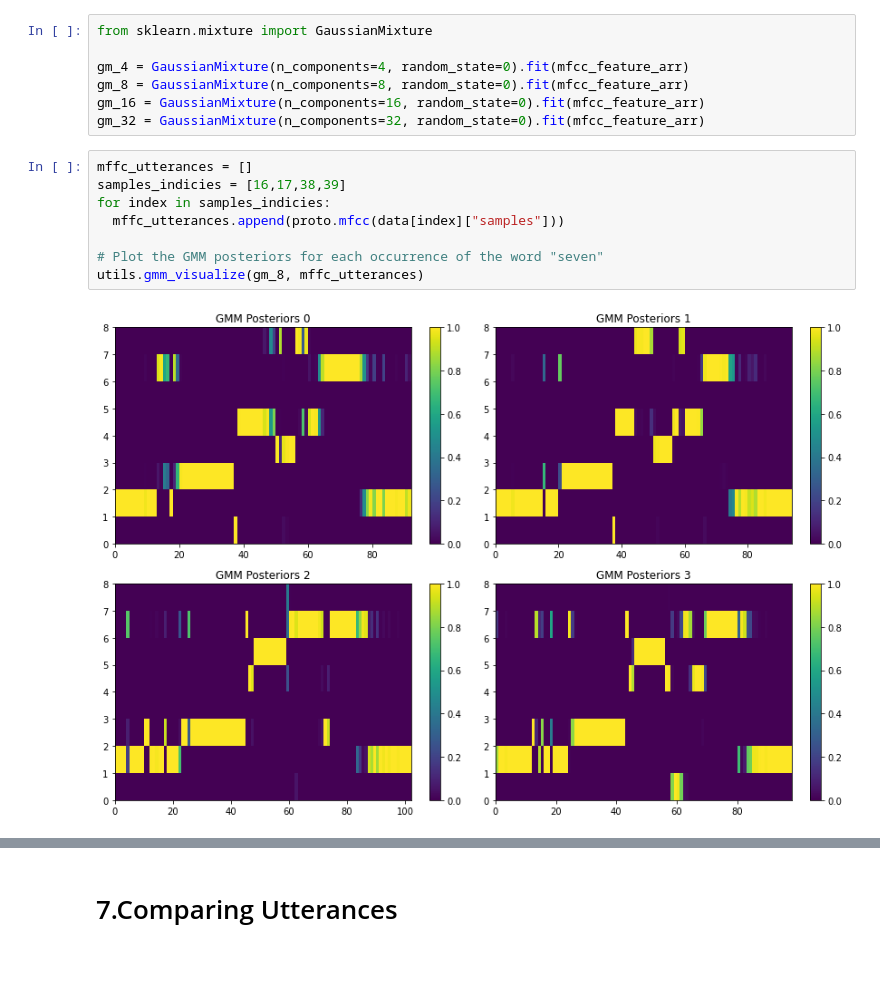
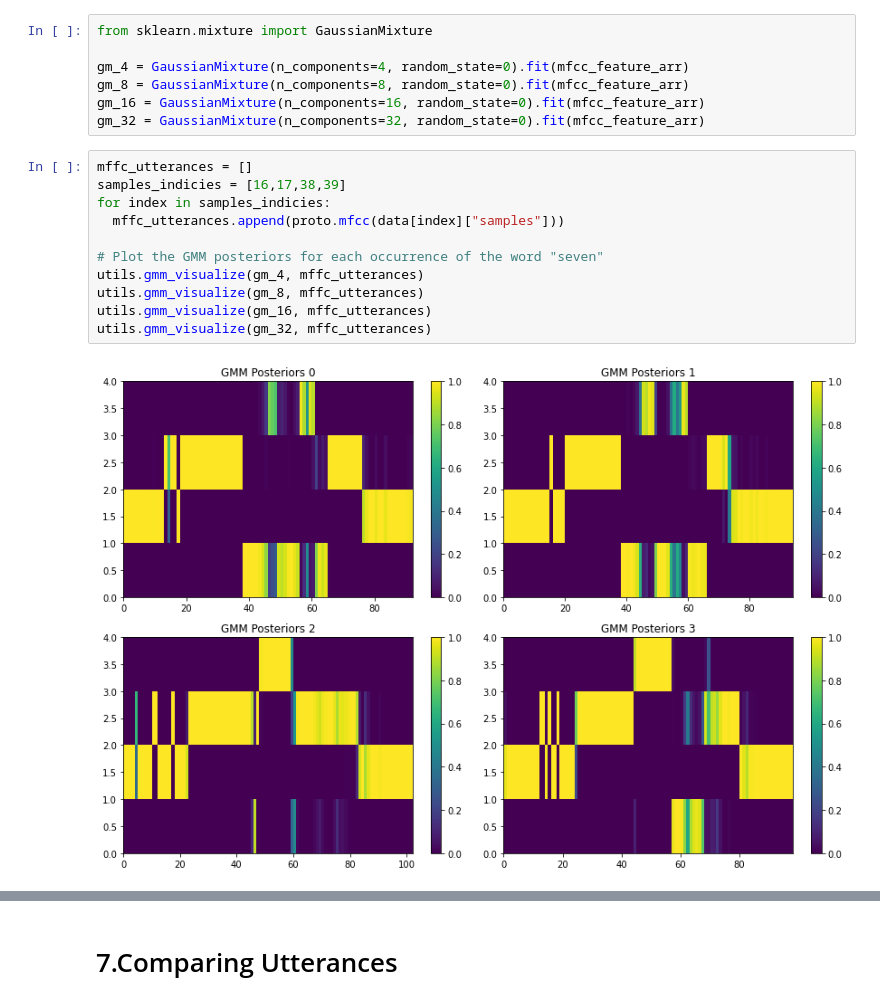
Before and after one commit to kyebinan/Speach-Speaker-Recognition, a Jupyter notebook: Lab1/lab1.ipynb, the cells around one changed output, grey strips where cells are left out. Saved outputs shown, nothing was run; the diff lists cells and outputs as text; blank space fills up the shorter version.

Commit message:
Adding all gaussian plot

```diff
--- a/Lab1/lab1.ipynb
+++ b/Lab1/lab1.ipynb
@@ -241,10 +241,13 @@ gm_32 = GaussianMixture(n_components=32, random_state=0).fit(mfcc_feature_arr)
 # %%
 mffc_utterances = []
 samples_indicies = [16,17,38,39]
 for index in samples_indicies:
   mffc_utterances.append(proto.mfcc(data[index]["samples"]))
 
 # Plot the GMM posteriors for each occurrence of the word "seven"
+utils.gmm_visualize(gm_4, mffc_utterances)
 utils.gmm_visualize(gm_8, mffc_utterances)
+utils.gmm_visualize(gm_16, mffc_utterances)
+utils.gmm_visualize(gm_32, mffc_utterances)
 # %% [output]
-[figure, old version]
+[figure, new version]
```
Also changed, not shown: parts of 1 cell of this notebook.
